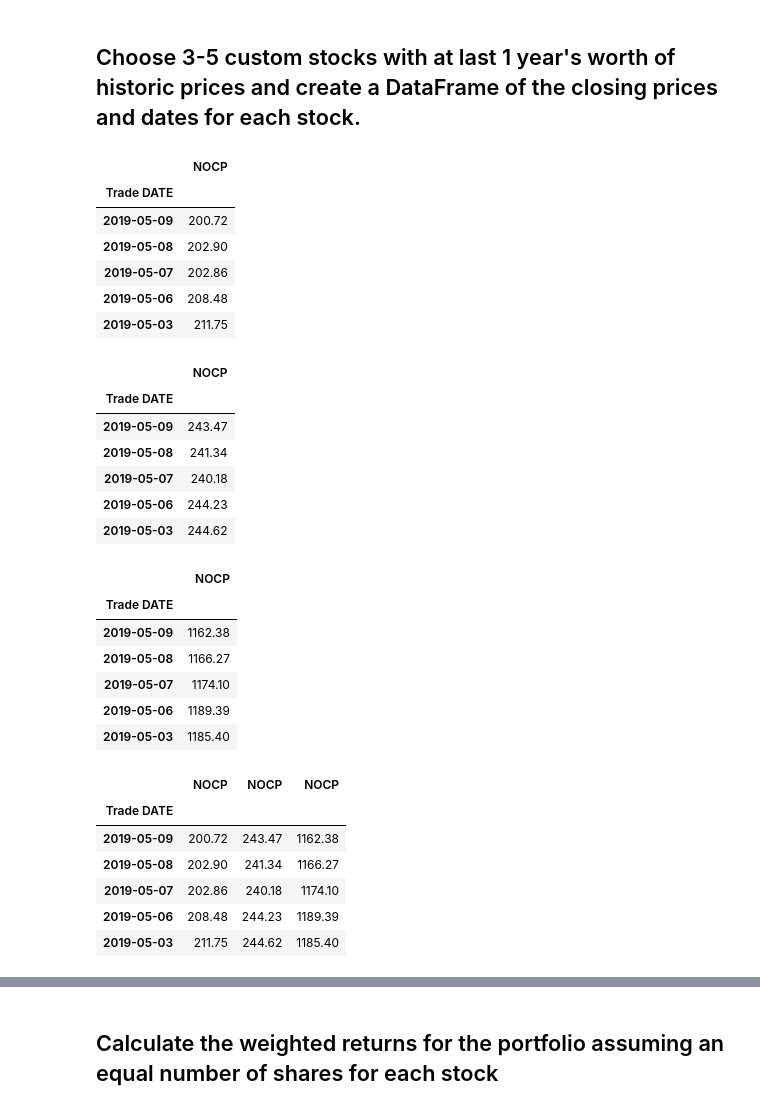
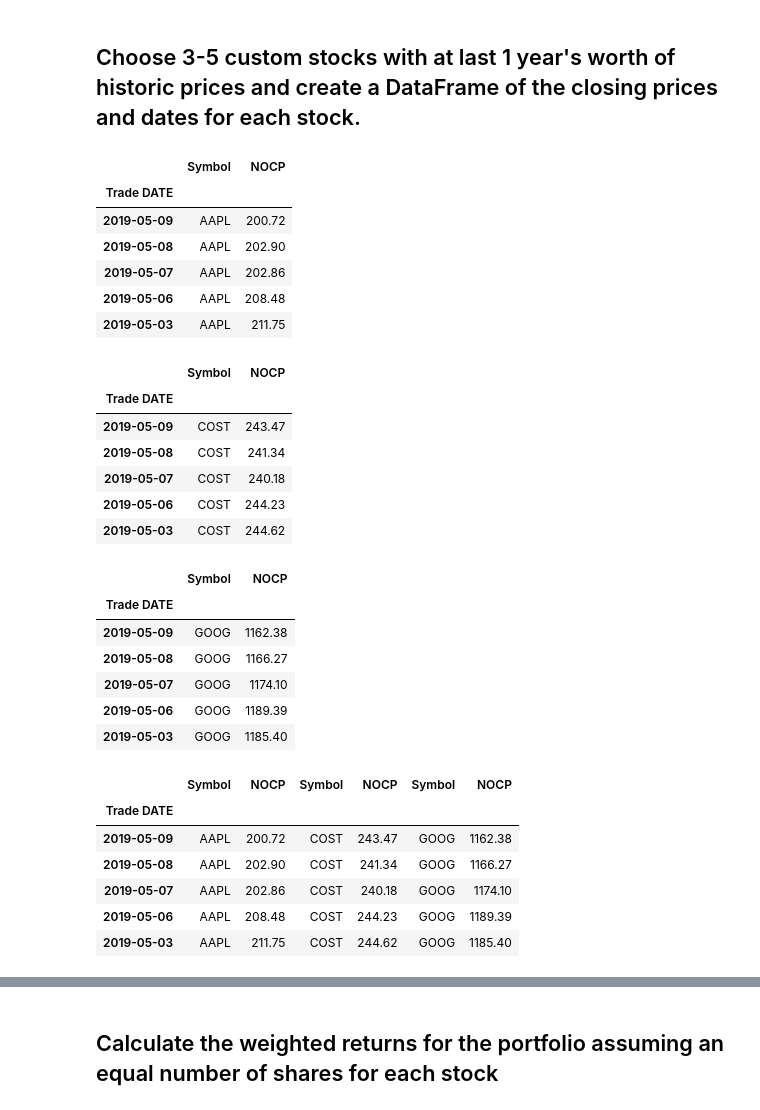
Before and after one commit to dxmolnar/Portfolio_Analysis, a Jupyter notebook: whale_analysis.ipynb, the cells around one changed output, grey strips where cells are left out. Drawn from its saved outputs; the diff is of its cells as text; code cells hidden in the pictures.

```diff
--- a/whale_analysis.ipynb
+++ b/whale_analysis.ipynb
@@ -390,57 +427,55 @@ In this section, you will build your own portfolio of stocks, calculate the retu
 ## Choose 3-5 custom stocks with at last 1 year's worth of historic prices and create a DataFrame of the closing prices and dates for each stock.
 # %%
 # Reading data from 1st stock
-aapl_history_csv = Path("aapl_historical.csv")
+aapl_history_csv = Path("Resources/aapl_historical.csv")
 aapl_history_df = pd.read_csv(aapl_history_csv, index_col = "Trade DATE", parse_dates = True, infer_datetime_format = True)
-aapl_history_df = aapl_history_df.drop(columns = ["Symbol"])
 aapl_history_df.head()
 # %% [output]
-|  | NOCP |
-| Trade DATE |  |
-| 2019-05-09 | 200.72 |
-| 2019-05-08 | 202.90 |
-| 2019-05-07 | 202.86 |
-| 2019-05-06 | 208.48 |
-| 2019-05-03 | 211.75 |
+|  | Symbol | NOCP |
+| Trade DATE |  |  |
+| 2019-05-09 | AAPL | 200.72 |
+| 2019-05-08 | AAPL | 202.90 |
+| 2019-05-07 | AAPL | 202.86 |
+| 2019-05-06 | AAPL | 208.48 |
+| 2019-05-03 | AAPL | 211.75 |
 # %%
 # Reading data from 2nd stock
-cost_history_csv = Path("cost_historical.csv")
+cost_history_csv = Path("Resources/cost_historical.csv")
 cost_history_df = pd.read_csv(cost_history_csv, index_col = "Trade DATE", parse_dates = True, infer_datetime_format = True)
-cost_history_df = cost_history_df.drop(columns = ["Symbol"])
 cost_history_df.head()
 # %% [output]
-|  | NOCP |
-| Trade DATE |  |
-| 2019-05-09 | 243.47 |
-| 2019-05-08 | 241.34 |
-| 2019-05-07 | 240.18 |
-| 2019-05-06 | 244.23 |
-| 2019-05-03 | 244.62 |
+|  | Symbol | NOCP |
+| Trade DATE |  |  |
+| 2019-05-09 | COST | 243.47 |
+| 2019-05-08 | COST | 241.34 |
+| 2019-05-07 | COST | 240.18 |
+| 2019-05-06 | COST | 244.23 |
+| 2019-05-03 | COST | 244.62 |
 # %%
 # Reading data from 3rd stock
-goog_history_csv = Path("goog_historical.csv")
+goog_history_csv = Path("Resources/goog_historical.csv")
 goog_history_df = pd.read_csv(goog_history_csv, index_col = "Trade DATE", parse_dates = True, infer_datetime_format = True)
-goog_history_df = goog_history_df.drop(columns = ["Symbol"])
 goog_history_df.head()
 # %% [output]
-|  | NOCP |
-| Trade DATE |  |
-| 2019-05-09 | 1162.38 |
-| 2019-05-08 | 1166.27 |
-| 2019-05-07 | 1174.10 |
-| 2019-05-06 | 1189.39 |
-| 2019-05-03 | 1185.40 |
+|  | Symbol | NOCP |
+| Trade DATE |  |  |
+| 2019-05-09 | GOOG | 1162.38 |
+| 2019-05-08 | GOOG | 1166.27 |
+| 2019-05-07 | GOOG | 1174.10 |
+| 2019-05-06 | GOOG | 1189.39 |
+| 2019-05-03 | GOOG | 1185.40 |
 # %%
 # Combine all stocks in a single DataFrame
-combined_df = pd.concat([aapl_history_df, cost_history_df, goog_history_df], axis = "columns", join = "inner")
+combined_df = pd.concat([aapl_history_df, cost_history_df, goog_history_df], axis = 1)
+
 combined_df.head()
 # %% [output]
-|  | NOCP | NOCP | NOCP |
-| Trade DATE |  |  |  |
-| 2019-05-09 | 200.72 | 243.47 | 1162.38 |
-| 2019-05-08 | 202.90 | 241.34 | 1166.27 |
-| 2019-05-07 | 202.86 | 240.18 | 1174.10 |
-| 2019-05-06 | 208.48 | 244.23 | 1189.39 |
-| 2019-05-03 | 211.75 | 244.62 | 1185.40 |
+|  | Symbol | NOCP | Symbol | NOCP | Symbol | NOCP |
+| Trade DATE |  |  |  |  |  |  |
+| 2019-05-09 | AAPL | 200.72 | COST | 243.47 | GOOG | 1162.38 |
+| 2019-05-08 | AAPL | 202.90 | COST | 241.34 | GOOG | 1166.27 |
+| 2019-05-07 | AAPL | 202.86 | COST | 240.18 | GOOG | 1174.10 |
+| 2019-05-06 | AAPL | 208.48 | COST | 244.23 | GOOG | 1189.39 |
+| 2019-05-03 | AAPL | 211.75 | COST | 244.62 | GOOG | 1185.40 |
 # %%
 # Reset Date index
```
Also changed, not shown: parts of 45 cells of this notebook.
